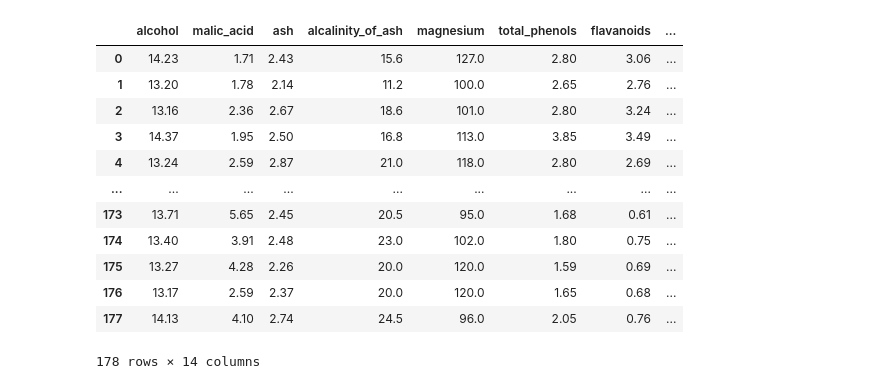
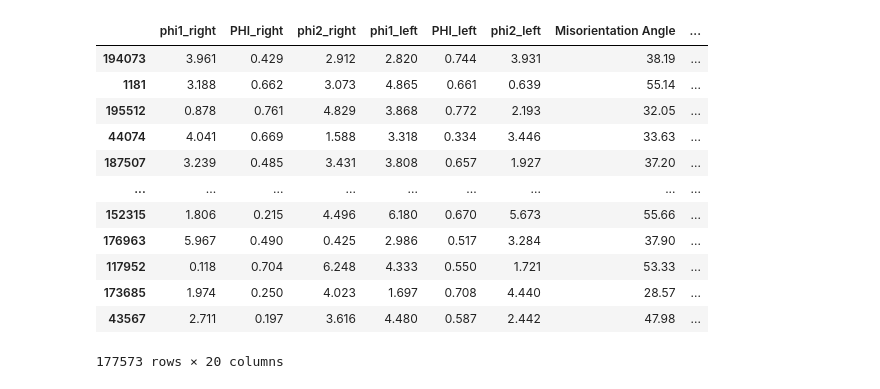
Before and after one commit to EstanisOrtiz/Indp_summer20, a Jupyter notebook: LDA_test.ipynb, the cells around one changed output. Cells and saved outputs as stored; diff of their text form; code cells hidden in the pictures.

```diff
--- a/LDA_test.ipynb
+++ b/LDA_test.ipynb
@@ -19,16 +19,0 @@ df = X.join(pd.Series(y, name='class'))
-# %%
-df
-# %% [output]
-|  | alcohol | malic_acid | ash | alcalinity_of_ash | magnesium | total_phenols | flavanoids | ... |
-| 0 | 14.23 | 1.71 | 2.43 | 15.6 | 127.0 | 2.80 | 3.06 | ... |
-| 1 | 13.20 | 1.78 | 2.14 | 11.2 | 100.0 | 2.65 | 2.76 | ... |
-| 2 | 13.16 | 2.36 | 2.67 | 18.6 | 101.0 | 2.80 | 3.24 | ... |
-| 3 | 14.37 | 1.95 | 2.50 | 16.8 | 113.0 | 3.85 | 3.49 | ... |
-| 4 | 13.24 | 2.59 | 2.87 | 21.0 | 118.0 | 2.80 | 2.69 | ... |
-| ... | ... | ... | ... | ... | ... | ... | ... | ... |
-| 173 | 13.71 | 5.65 | 2.45 | 20.5 | 95.0 | 1.68 | 0.61 | ... |
-| 174 | 13.40 | 3.91 | 2.48 | 23.0 | 102.0 | 1.80 | 0.75 | ... |
-| 175 | 13.27 | 4.28 | 2.26 | 20.0 | 120.0 | 1.59 | 0.69 | ... |
-| 176 | 13.17 | 2.59 | 2.37 | 20.0 | 120.0 | 1.65 | 0.68 | ... |
-| 177 | 14.13 | 4.10 | 2.74 | 24.5 | 96.0 | 2.05 | 0.76 | ... |
-178 rows × 14 columns
@@ -34,0 +56,16 @@ df
+# %%
+df_train
+# %% [output]
+|  | phi1_right | PHI_right | phi2_right | phi1_left | PHI_left | phi2_left | Misorientation Angle | ... |
+| 194073 | 3.961 | 0.429 | 2.912 | 2.820 | 0.744 | 3.931 | 38.19 | ... |
+| 1181 | 3.188 | 0.662 | 3.073 | 4.865 | 0.661 | 0.639 | 55.14 | ... |
+| 195512 | 0.878 | 0.761 | 4.829 | 3.868 | 0.772 | 2.193 | 32.05 | ... |
+| 44074 | 4.041 | 0.669 | 1.588 | 3.318 | 0.334 | 3.446 | 33.63 | ... |
+| 187507 | 3.239 | 0.485 | 3.431 | 3.808 | 0.657 | 1.927 | 37.20 | ... |
+| ... | ... | ... | ... | ... | ... | ... | ... | ... |
+| 152315 | 1.806 | 0.215 | 4.496 | 6.180 | 0.670 | 5.673 | 55.66 | ... |
+| 176963 | 5.967 | 0.490 | 0.425 | 2.986 | 0.517 | 3.284 | 37.90 | ... |
+| 117952 | 0.118 | 0.704 | 6.248 | 4.333 | 0.550 | 1.721 | 53.33 | ... |
+| 173685 | 1.974 | 0.250 | 4.023 | 1.697 | 0.708 | 4.440 | 28.57 | ... |
+| 43567 | 2.711 | 0.197 | 3.616 | 4.480 | 0.587 | 2.442 | 47.98 | ... |
+177573 rows × 20 columns
```
Also changed, not shown: parts of 29 cells of this notebook, 10 other files.
